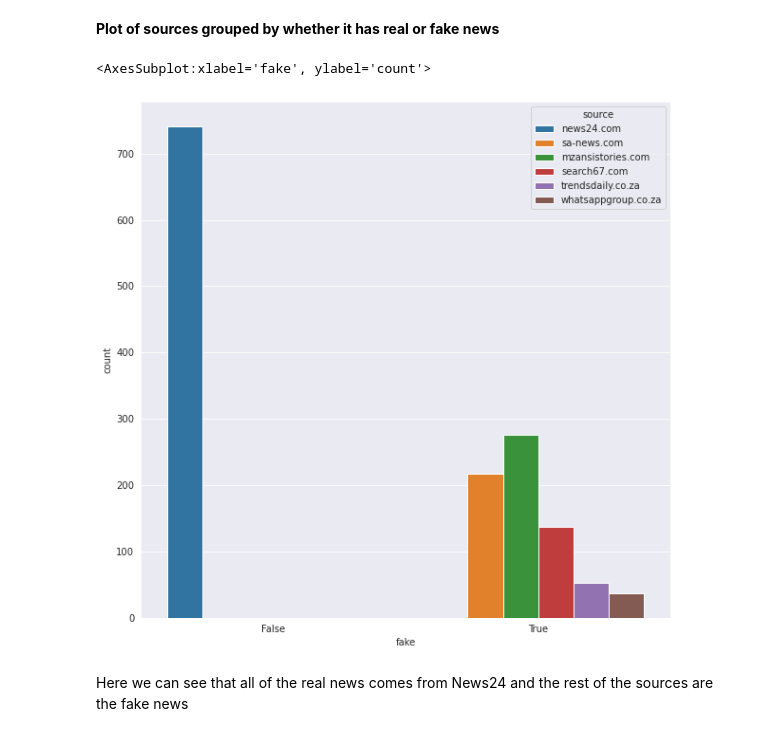
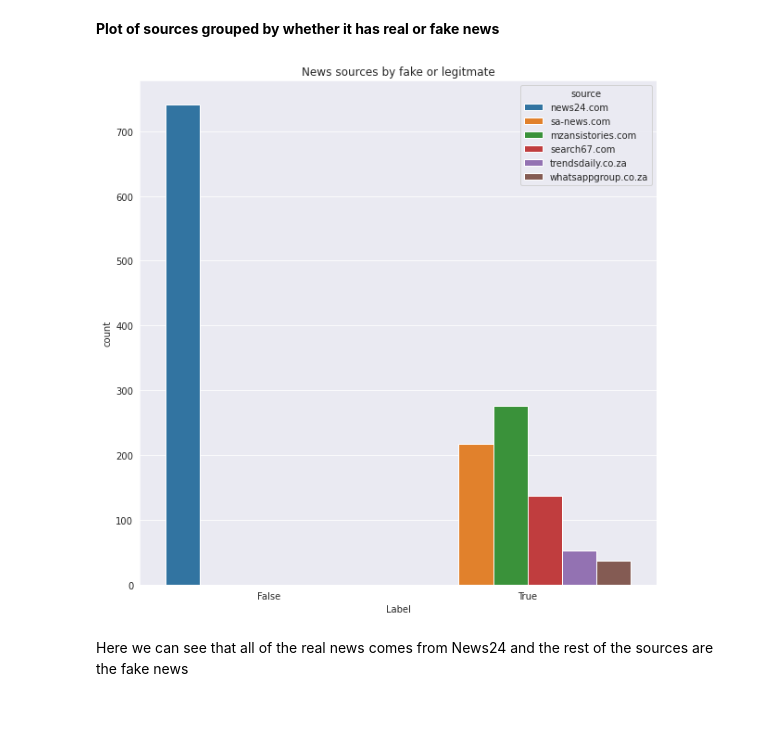
Before and after one commit to tb0se/NLP-Fake-News-Classifier, a Jupyter notebook: Naive Bayes.ipynb, the cells around one changed output. Drawn from its saved outputs; the diff is of its cells as text; code cells hidden in the pictures.

```diff
--- a/Multinomial Naive Bayes.ipynb
+++ b/Naive Bayes.ipynb
@@ -52,11 +54,13 @@ There are 6 dataset sources. The largest number of news comes from News24.
 # %% [markdown]
 **Plot of sources grouped by whether it has real or fake news**
 # %%
-plt.figure(figsize=(10,10))
-sns.countplot(x='fake', hue='source', data=dataset)
+fig, ax = plt.subplots(figsize=(10,10))
+sns.countplot(x='fake', hue='source', data=dataset, ax=ax)
+ax.set_title('News sources by fake or legitmate')
+ax.set_xlabel('Label')
+fig.savefig('./plots/sources_dist_by_label.png')
 # %% [output]
-<AxesSubplot:xlabel='fake', ylabel='count'>
-[figure, old version]
+[figure, new version]
 # %% [markdown]
 Here we can see that all of the real news comes from News24 and the rest of the sources are the fake news
 # %% [markdown]
```
Also changed, not shown: parts of 19 cells of this notebook, 11 other files.
